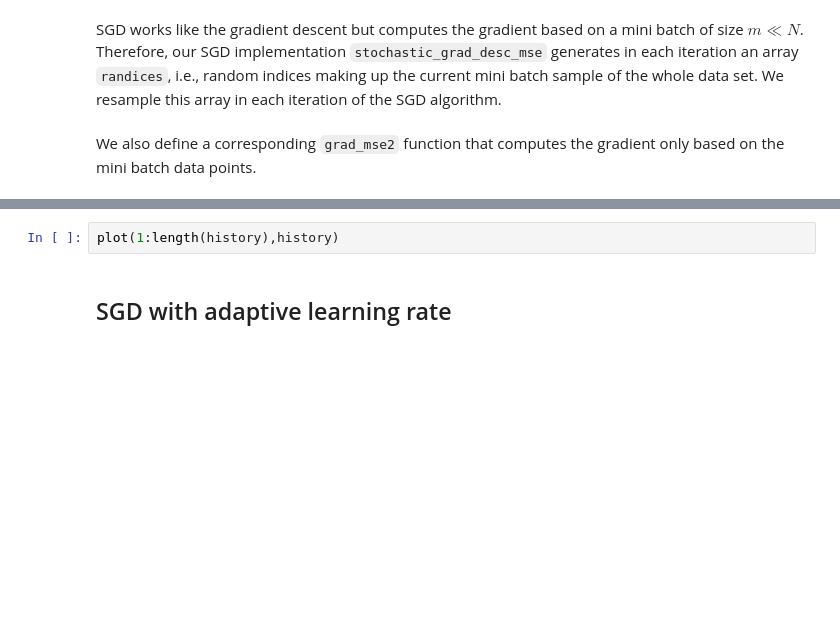
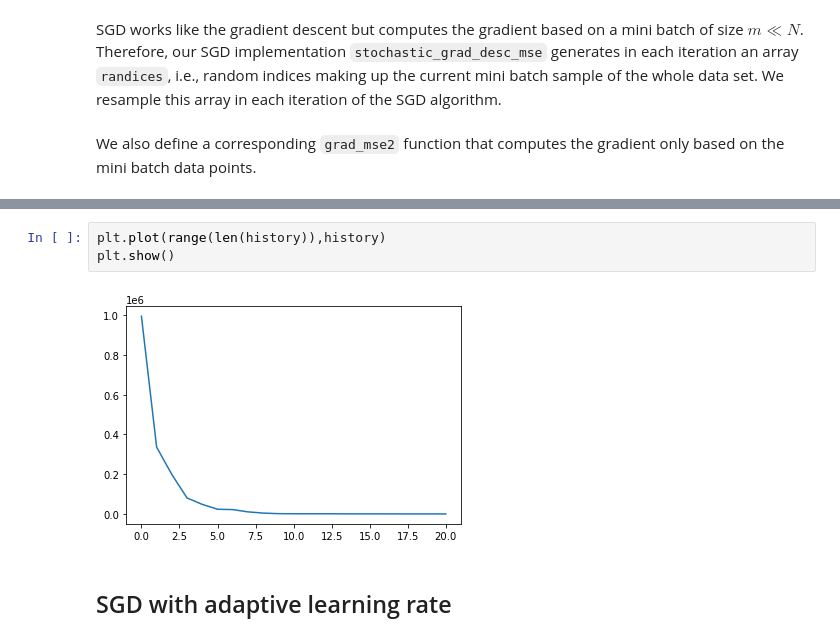
Before and after one commit to derekchased/Public-ML-Notebooks, a Jupyter notebook: DL_7-py-variants-sgd-optimization.ipynb, the cells around one changed output, grey strips where cells are left out. Drawn from its saved outputs; the diff is of its cells as text; blank space fills up the shorter version.

```diff
--- a/DL_7-py-variants-sgd-optimization.ipynb
+++ b/DL_7-py-variants-sgd-optimization.ipynb
@@ -273,5 +273,8 @@ toc
-# %%
-plot(1:length(history),history)
+# %%
+plt.plot(range(len(history)),history)
+plt.show()
+# %% [output]
+[figure, added]
 # %% [markdown]
 ## SGD with adaptive learning rate
 # %% [markdown]
```
Also changed, not shown: parts of 35 cells of this notebook.
